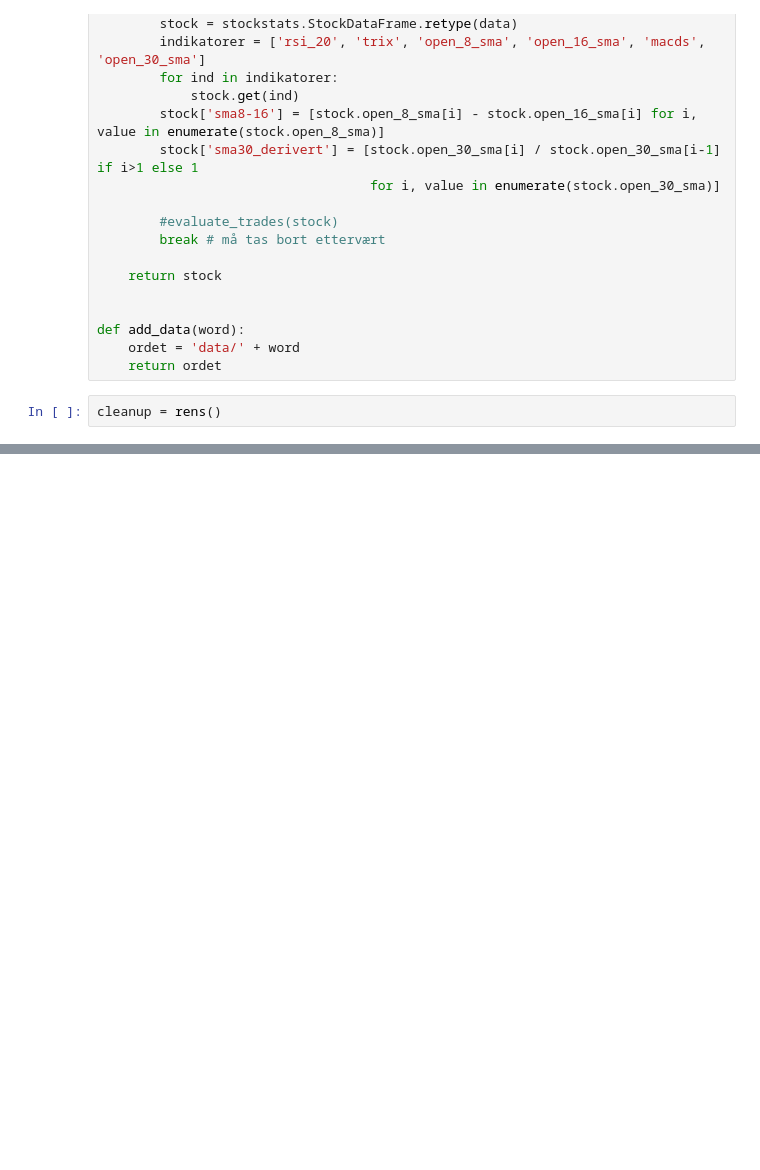
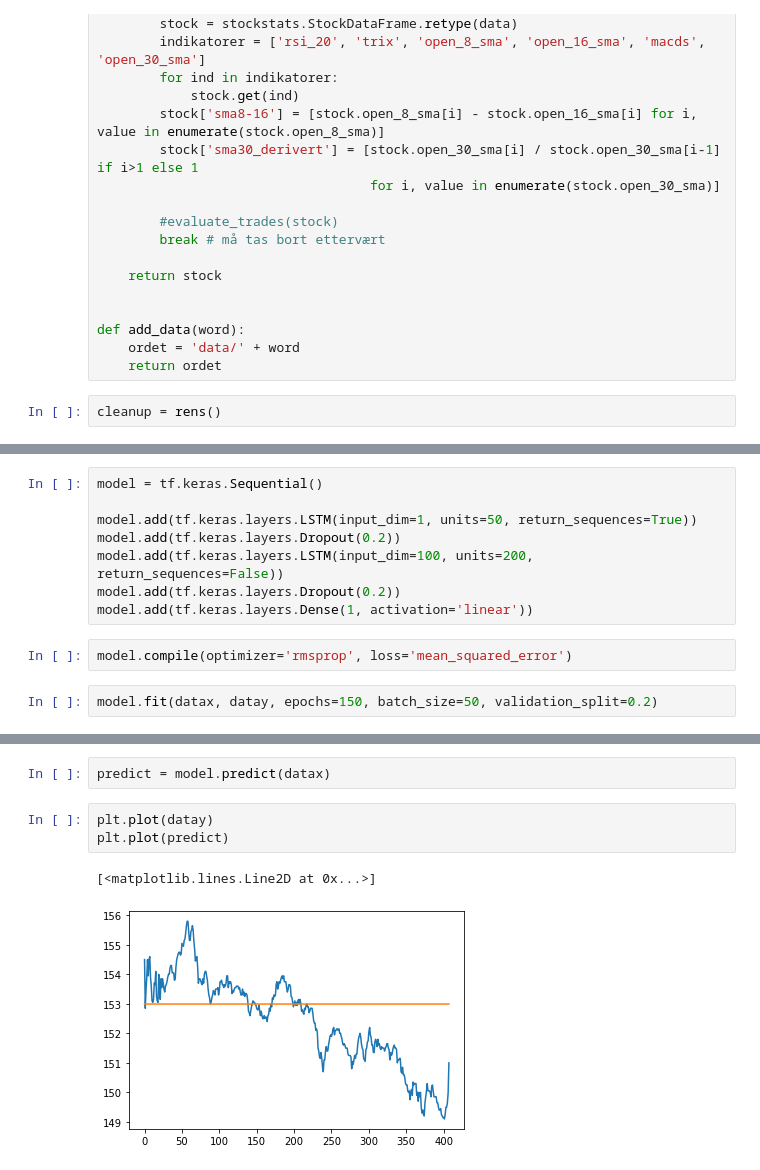
Before and after one commit to stianteien/instradag, a Jupyter notebook: RNN_trial.ipynb, the cells around one changed output, grey strips where cells are left out. Cells and saved outputs as stored; diff of their text form; blank space fills up the shorter version.

```diff
--- a/RNN_trial.ipynb
+++ b/RNN_trial.ipynb
@@ -78,0 +117,12 @@ tf.__version__
+# %%
+model = tf.keras.Sequential()
+
+model.add(tf.keras.layers.LSTM(input_dim=1, units=50, return_sequences=True))
+model.add(tf.keras.layers.Dropout(0.2))
+model.add(tf.keras.layers.LSTM(input_dim=100, units=200, return_sequences=False))
+model.add(tf.keras.layers.Dropout(0.2))
+model.add(tf.keras.layers.Dense(1, activation='linear'))
+# %%
+model.compile(optimizer='rmsprop', loss='mean_squared_error')
+# %%
+model.fit(datax, datay, epochs=150, batch_size=50, validation_split=0.2)
@@ -78,0 +148,8 @@ tf.__version__
+# %%
+predict = model.predict(datax)
+# %%
+plt.plot(datay)
+plt.plot(predict)
+# %% [output]
+[<matplotlib.lines.Line2D at 0x...>]
+[figure, added]
```
Also changed, not shown: parts of 11 cells of this notebook.
